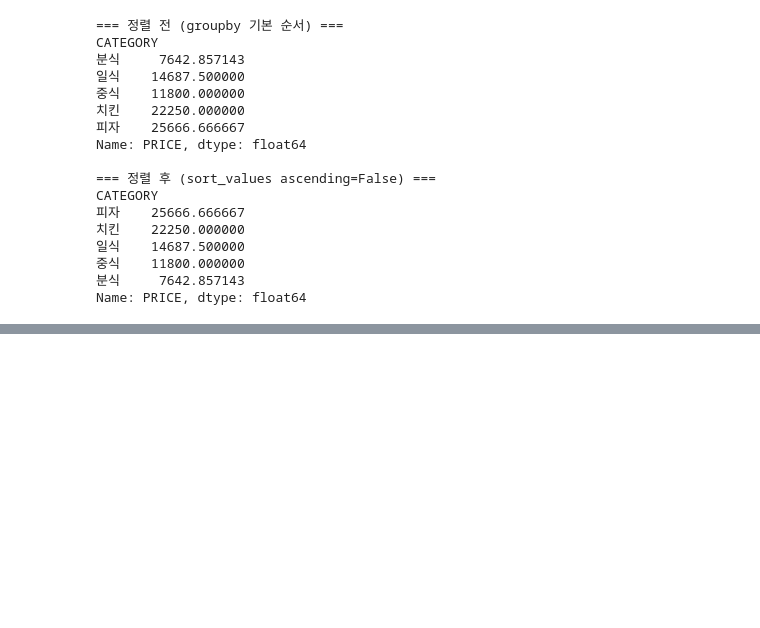
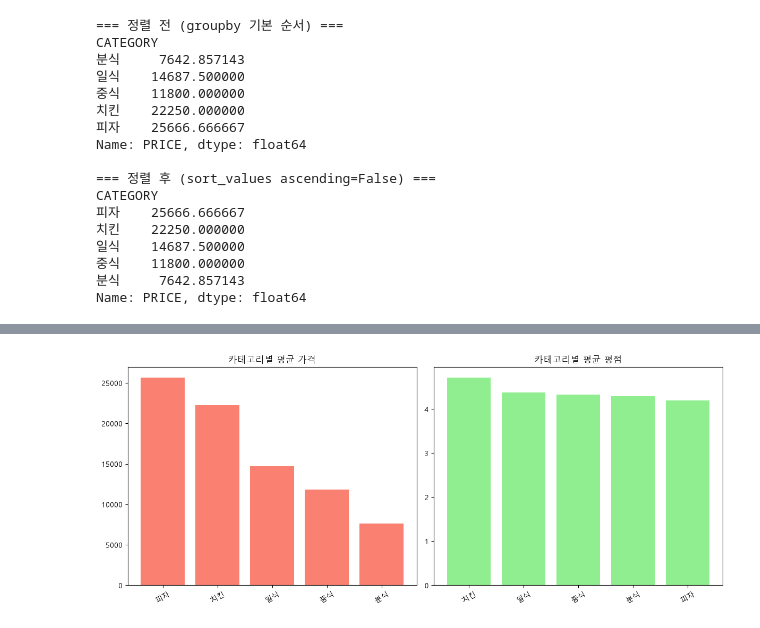
Before and after one commit to Paplani/pythonsource_1, a Jupyter notebook: dataScience/chapter02/ex03_matplotlib_기본차트.ipynb, the cells around one changed output, grey strips where cells are left out. Drawn from its saved outputs; the diff is of its cells as text; code cells hidden in the pictures; blank space fills up the shorter version.

```diff
--- a/dataScience/chapter02/ex03_matplotlib_기본차트.ipynb
+++ b/dataScience/chapter02/ex03_matplotlib_기본차트.ipynb
@@ -139,0 +140,18 @@ axes[1].tick_params(axis='x', rotation=45)
+# %%
+category_price = df.groupby("CATEGORY")["PRICE"].mean().sort_values(ascending=False)
+category_rating = df.groupby("CATEGORY")["RATING"].mean().sort_values(ascending=False)
+
+fig, axes = plt.subplots(1,2, figsize = (12, 5))
+
+axes[0].bar(category_price.index, category_price.values, color="salmon")
+axes[0].set_title("카테고리별 평균 가격")
+axes[0].tick_params(axis='x', rotation=30)
+
+axes[1].bar(category_rating.index, category_rating.values, color="lightgreen")
+axes[1].set_title("카테고리별 평균 평점")
+axes[1].tick_params(axis='x', rotation=30)
+
+plt.tight_layout()
+plt.show()
+# %% [output]
+[figure, added]
```
Also changed, not shown: parts of 1 cell of this notebook, 6 other files.
